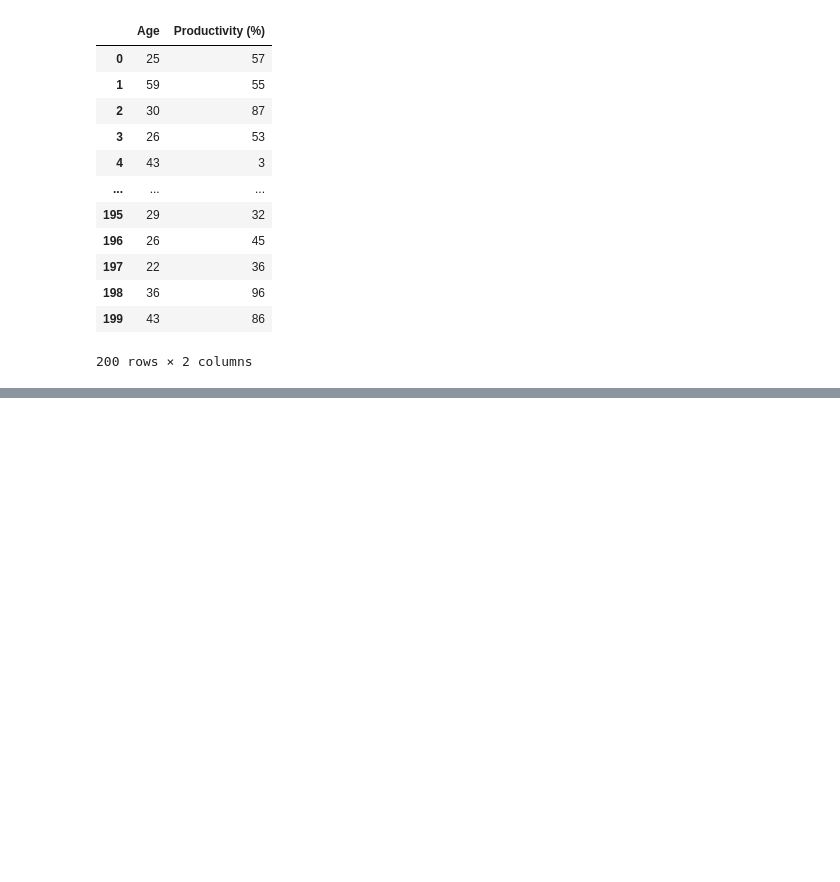
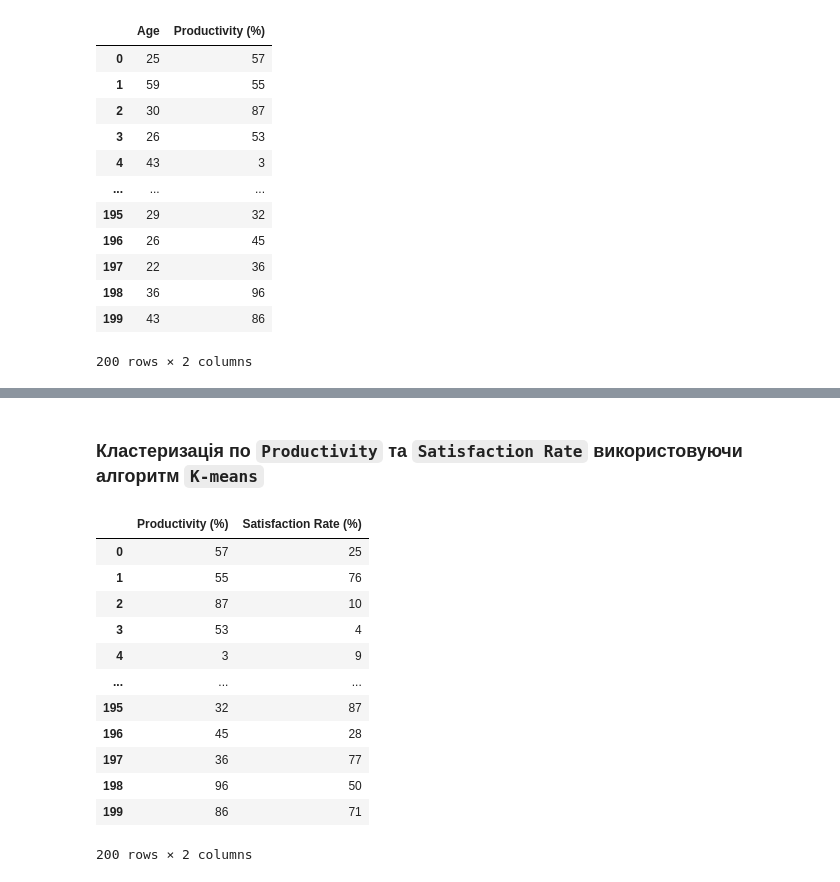
Before and after one commit to olesuv/homeworks-labs, a Jupyter notebook: data-engeering/lab-7/lab-7-2.ipynb, the cells around one changed output, grey strips where cells are left out. Cells and saved outputs as stored; diff of their text form; code cells hidden in the pictures; blank space fills up the shorter version.

```diff
--- a/data-engeering/lab-7/lab-7-2.ipynb
+++ b/data-engeering/lab-7/lab-7-2.ipynb
@@ -61,0 +64,20 @@ plt.show()
+# %% [markdown]
+### Кластеризація по `Productivity` та `Satisfaction Rate` використовуючи алгоритм `K-means`
+# %%
+df_productivity_satisfaction = df.iloc[:, [4, 5]]
+
+df_productivity_satisfaction
+# %% [output]
+|  | Productivity (%) | Satisfaction Rate (%) |
+| 0 | 57 | 25 |
+| 1 | 55 | 76 |
+| 2 | 87 | 10 |
+| 3 | 53 | 4 |
+| 4 | 3 | 9 |
+| ... | ... | ... |
+| 195 | 32 | 87 |
+| 196 | 45 | 28 |
+| 197 | 36 | 77 |
+| 198 | 96 | 50 |
+| 199 | 86 | 71 |
+200 rows × 2 columns
```
Also changed, not shown: parts of 6 cells of this notebook.
